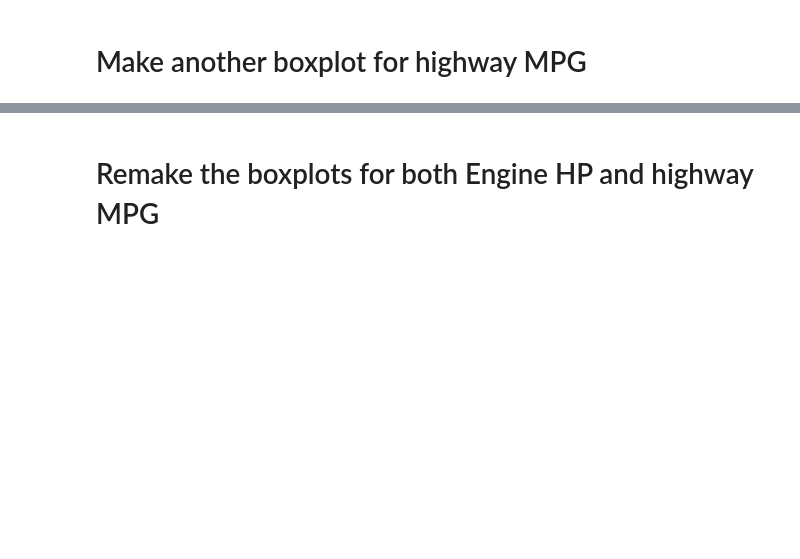
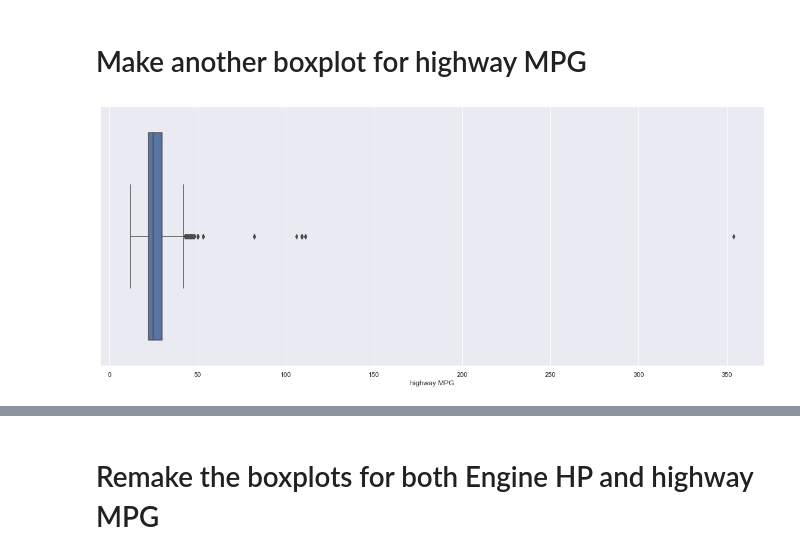
Before and after one commit to ytz825/2021-fall-data-science, a Jupyter notebook: Week-02-EDA/Exercise-EDA.ipynb, the cells around one changed output, grey strips where cells are left out. Saved outputs shown, nothing was run; the diff lists cells and outputs as text; code cells hidden in the pictures; blank space fills up the shorter version.

```diff
--- a/Week-02-EDA/Exercise-EDA.ipynb
+++ b/Week-02-EDA/Exercise-EDA.ipynb
@@ -212,6 +223,11 @@ hist_plot.set(xlim=(0,100000))
 # Make another boxplot for highway MPG
 # %%
 # create a boxplot for the 'highway MPG'
+
+sns.boxplot(data = df, x='highway MPG')
+plt.show()
+# %% [output]
+[figure, added]
 # %% [markdown]
 # Remove any  outliers from Engine HP and highway MPG
 
```
Also changed, not shown: parts of 15 cells of this notebook.
